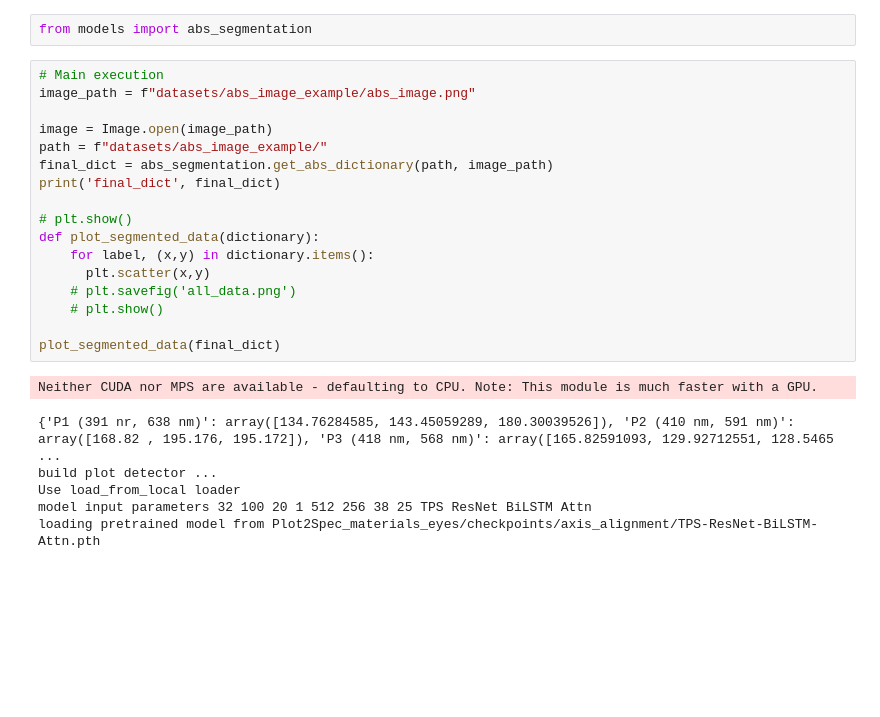
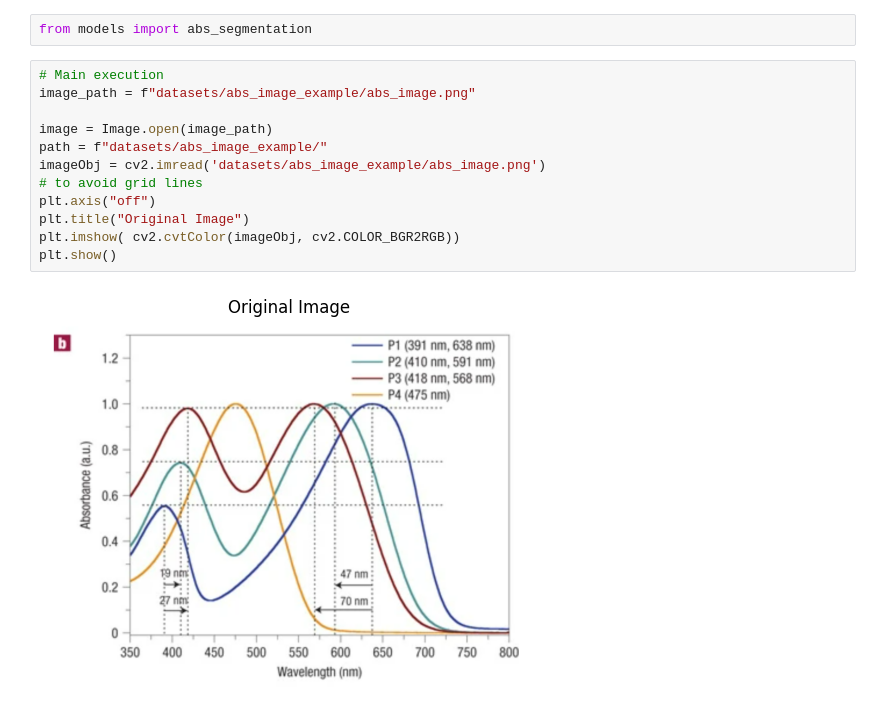
Before and after one commit to Mu-Mu-github/EPoly_LitMining_ColorPred, a Jupyter notebook: demo1.ipynb, the cells around one changed output. Cells and saved outputs as stored; diff of their text form; blank space fills up the shorter version.

Commit message:
adding examples for abs img segmentation

```diff
--- a/demo1.ipynb
+++ b/demo1.ipynb
@@ -216,27 +216,17 @@ df
 To be able to run the code for absorption spectra segmenatation, you need to first download the checkpoints (https://drive.google.com/file/d/1j7FYF6rBljLKdWcaUubO28KWM4eJvjdT/view?usp=sharing) folder, unzip it and and add it inside the Plot2Spec_materials_eyes
 # %%
 from models import abs_segmentation
-# %%
-# Main execution
-image_path = f"datasets/abs_image_example/abs_image.png"
-
-image = Image.open(image_path)
-path = f"datasets/abs_image_example/"
-final_dict = abs_segmentation.get_abs_dictionary(path, image_path)
-print('final_dict', final_dict)
-
-# plt.show()
-def plot_segmented_data(dictionary):
-    for label, (x,y) in dictionary.items():
-      plt.scatter(x,y)
-    # plt.savefig('all_data.png')
-    # plt.show()
-
-plot_segmented_data(final_dict)
-# %% [output]
-Neither CUDA nor MPS are available - defaulting to CPU. Note: This module is much faster with a GPU.
-{'P1 (391 nr, 638 nm)': array([134.76284585, 143.45059289, 180.30039526]), 'P2 (410 nm, 591 nm)': array([168.82 , 195.176, 195.172]), 'P3 (418 nm, 568 nm)': array([165.82591093, 129.92712551, 128.5465 ...
-build plot detector ...
-Use load_from_local loader
-model input parameters 32 100 20 1 512 256 38 25 TPS ResNet BiLSTM Attn
-loading pretrained model from Plot2Spec_materials_eyes/checkpoints/axis_alignment/TPS-ResNet-BiLSTM-Attn.pth
+# %%
+# Main execution
+image_path = f"datasets/abs_image_example/abs_image.png"
+
+image = Image.open(image_path)
+path = f"datasets/abs_image_example/"
+imageObj = cv2.imread('datasets/abs_image_example/abs_image.png')
+# to avoid grid lines
+plt.axis("off")
+plt.title("Original Image")
+plt.imshow( cv2.cvtColor(imageObj, cv2.COLOR_BGR2RGB))
+plt.show()
+# %% [output]
+[figure, added]
```
Also changed, not shown: parts of 8 cells of this notebook.
